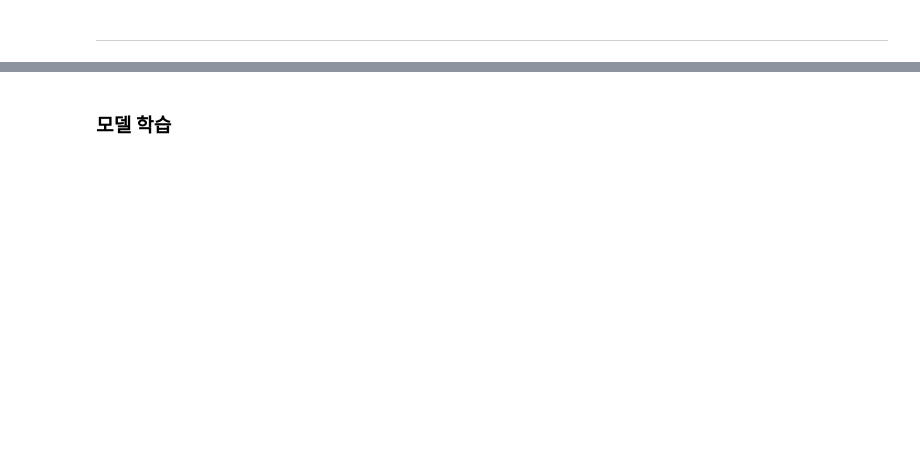
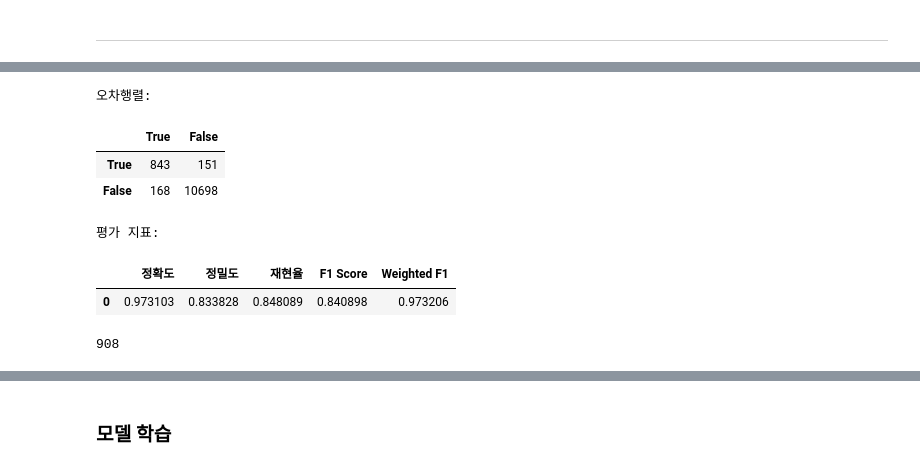
Before and after one commit to BaekJunehong/LG_Aimers_4th, a Jupyter notebook: Total_code.ipynb, the cells around one changed output, grey strips where cells are left out. Drawn from its saved outputs; the diff is of its cells as text; code cells hidden in the pictures; blank space fills up the shorter version.

```diff
--- a/Total_code.ipynb
+++ b/Total_code.ipynb
@@ -1232,0 +1310,28 @@ Public : 0.70513633481
+# %%
+# 확률 예측
+soft_voting_probs = voting_model_ver2.predict_proba(x_val)[:, 1]
+# %%
+# 스레시홀드 0.5 적용
+soft_voting_preds_02 = [1 if prob > 0.5 else 0 for prob in soft_voting_probs]
+
+get_clf_eval(y_val, soft_voting_preds_02)
+
+# 예측에 필요한 데이터 분리
+x_test = df_test_encoded.drop(["is_converted", "id"], axis=1)
+
+# 확률 예측
+test_pred_probs = voting_model_ver2.predict_proba(x_test)[:, 1]
+
+# 스레시홀드 적용
+preds_02 = [1 if prob > 0.5 else 0 for prob in test_pred_probs]
+
+sum(preds_02) # True로 예측된 개수
+# %% [output]
+오차행렬:
+|  | True | False |
+| True | 843 | 151 |
+| False | 168 | 10698 |
+평가 지표:
+|  | 정확도 | 정밀도 | 재현율 | F1 Score | Weighted F1 |
+| 0 | 0.973103 | 0.833828 | 0.848089 | 0.840898 | 0.973206 |
+908
```
Also changed, not shown: parts of 20 cells of this notebook, 2 other files.
